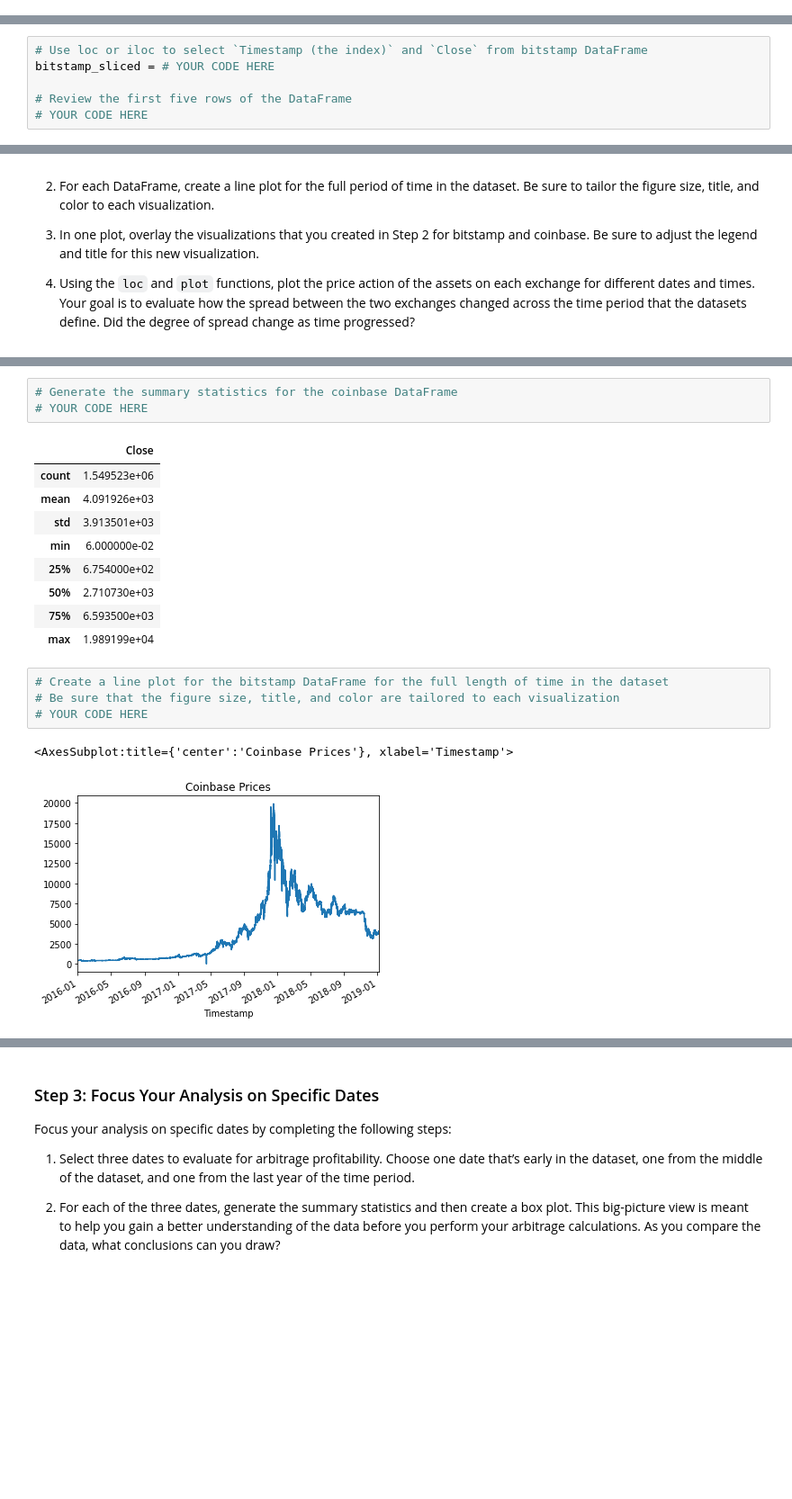
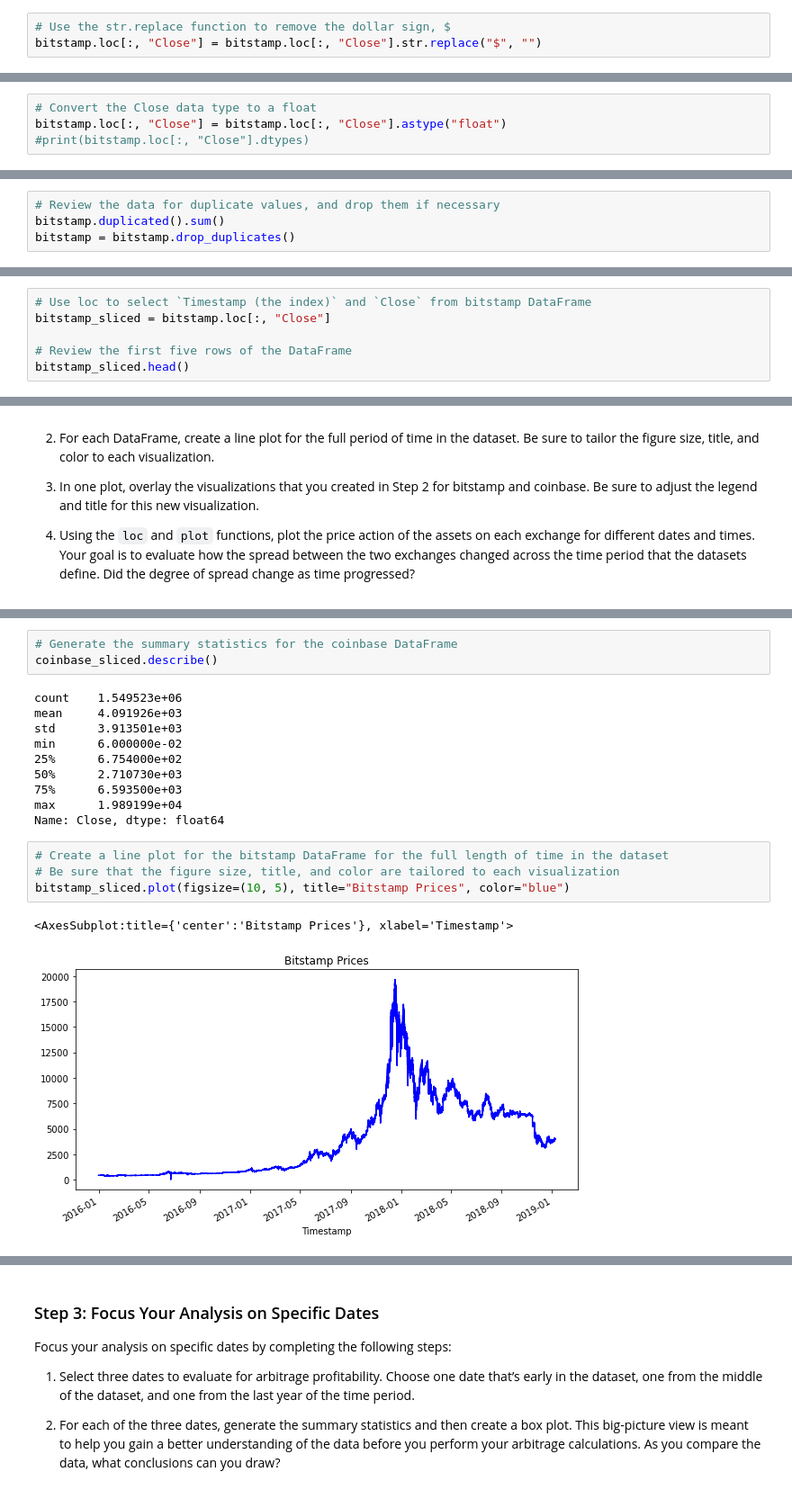
Before and after one commit to talibkateeb/Bitcoin-Arbitrage-Opportunity-Analyzer, a Jupyter notebook: crypto_arbitrage.ipynb, the cells around one changed output, grey strips where cells are left out. Shown at 90% size. Saved outputs shown, nothing was run; the diff lists cells and outputs as text; blank space fills up the shorter version.

```diff
--- a/crypto_arbitrage.ipynb
+++ b/crypto_arbitrage.ipynb
@@ -111,0 +80,3 @@ To prepare and clean your data for analysis, complete the following steps:
+# %%
+# Use the str.replace function to remove the dollar sign, $
+bitstamp.loc[:, "Close"] = bitstamp.loc[:, "Close"].str.replace("$", "")
@@ -111,0 +85,4 @@ To prepare and clean your data for analysis, complete the following steps:
+# %%
+# Convert the Close data type to a float
+bitstamp.loc[:, "Close"] = bitstamp.loc[:, "Close"].astype("float")
+#print(bitstamp.loc[:, "Close"].dtypes)
@@ -111,0 +91,4 @@ To prepare and clean your data for analysis, complete the following steps:
+# %%
+# Review the data for duplicate values, and drop them if necessary
+bitstamp.duplicated().sum()
+bitstamp = bitstamp.drop_duplicates()
@@ -132,9 +125,9 @@ Select the data you want to analyze. Use `loc` or `iloc` to select the following
 
 * Close
 # %%
-# Use loc or iloc to select `Timestamp (the index)` and `Close` from bitstamp DataFrame
-bitstamp_sliced = # YOUR CODE HERE
+# Use loc to select `Timestamp (the index)` and `Close` from bitstamp DataFrame
+bitstamp_sliced = bitstamp.loc[:, "Close"]
 
 # Review the first five rows of the DataFrame
-# YOUR CODE HERE
+bitstamp_sliced.head()
 # %% [output]
@@ -187,23 +180,23 @@ Sort through the time series data associated with the bitstamp and coinbase Data
 # %%
 # Generate the summary statistics for the coinbase DataFrame
-# YOUR CODE HERE
+coinbase_sliced.describe()
 # %% [output]
-|  | Close |
-| count | 1.549523e+06 |
-| mean | 4.091926e+03 |
-| std | 3.913501e+03 |
-| min | 6.000000e-02 |
-| 25% | 6.754000e+02 |
-| 50% | 2.710730e+03 |
-| 75% | 6.593500e+03 |
-| max | 1.989199e+04 |
+count    1.549523e+06
+mean     4.091926e+03
+std      3.913501e+03
+min      6.000000e-02
+25%      6.754000e+02
+50%      2.710730e+03
+75%      6.593500e+03
+max      1.989199e+04
+Name: Close, dtype: float64
 # %%
 # Create a line plot for the bitstamp DataFrame for the full length of time in the dataset
 # Be sure that the figure size, title, and color are tailored to each visualization
-# YOUR CODE HERE
+bitstamp_sliced.plot(figsize=(10, 5), title="Bitstamp Prices", color="blue")
 # %% [output]
-<AxesSubplot:title={'center':'Coinbase Prices'}, xlabel='Timestamp'>
+<AxesSubplot:title={'center':'Bitstamp Prices'}, xlabel='Timestamp'>
-[figure, old version]
+[figure, new version]
 # %%
 # Create a line plot for the coinbase DataFrame for the full length of time in the dataset
 # Be sure that the figure size, title, and color are tailored to each visualization
```
Also changed, not shown: parts of 87 cells of this notebook, 1 other file.
